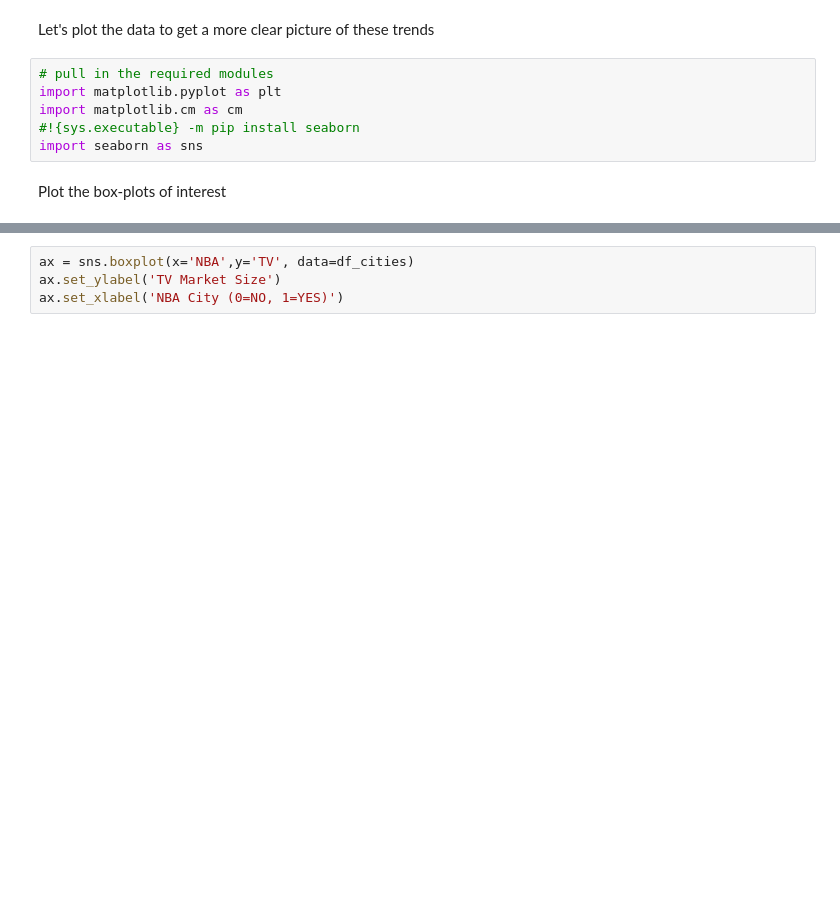
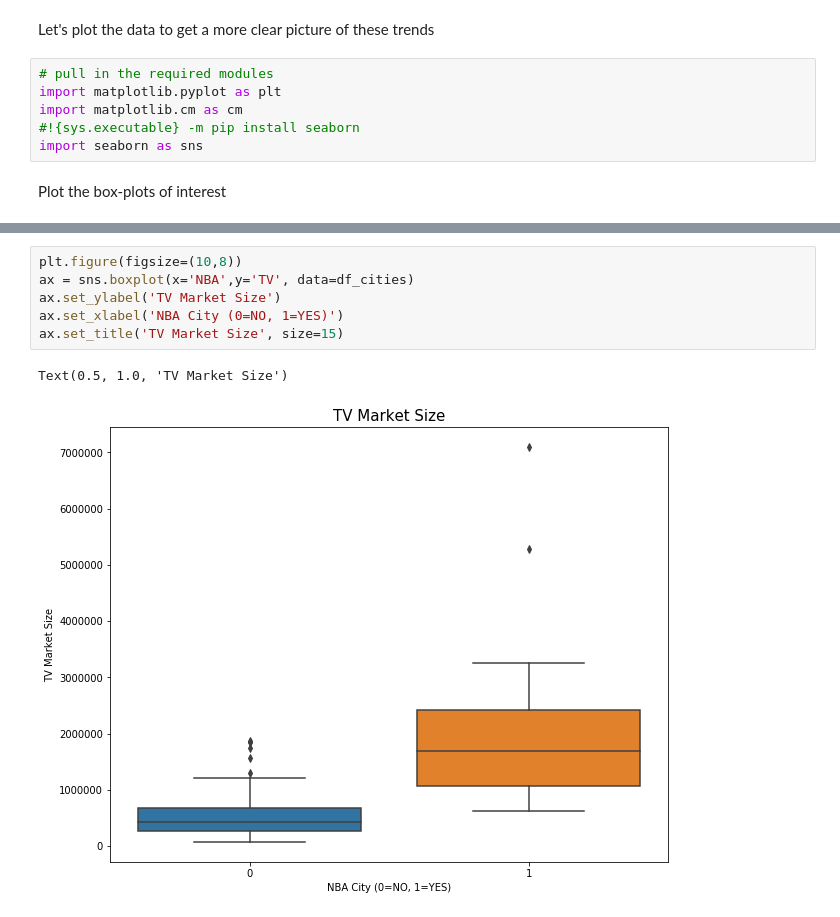
Before and after one commit to dchaas/Coursera_Capstone, a Jupyter notebook: Find_the_next_NBA_City.ipynb, the cells around one changed output, grey strips where cells are left out. Cells and saved outputs as stored; diff of their text form; blank space fills up the shorter version.

```diff
--- a/Find_the_next_NBA_City.ipynb
+++ b/Find_the_next_NBA_City.ipynb
@@ -894,5 +970,10 @@ ax.set_ylabel('Population')
 # %%
+plt.figure(figsize=(10,8))
 ax = sns.boxplot(x='NBA',y='TV', data=df_cities)
 ax.set_ylabel('TV Market Size')
 ax.set_xlabel('NBA City (0=NO, 1=YES)')
+ax.set_title('TV Market Size', size=15)
+# %% [output]
+Text(0.5, 1.0, 'TV Market Size')
+[figure, added]
 # %%
```
Also changed, not shown: parts of 50 cells of this notebook, 1 other file.
